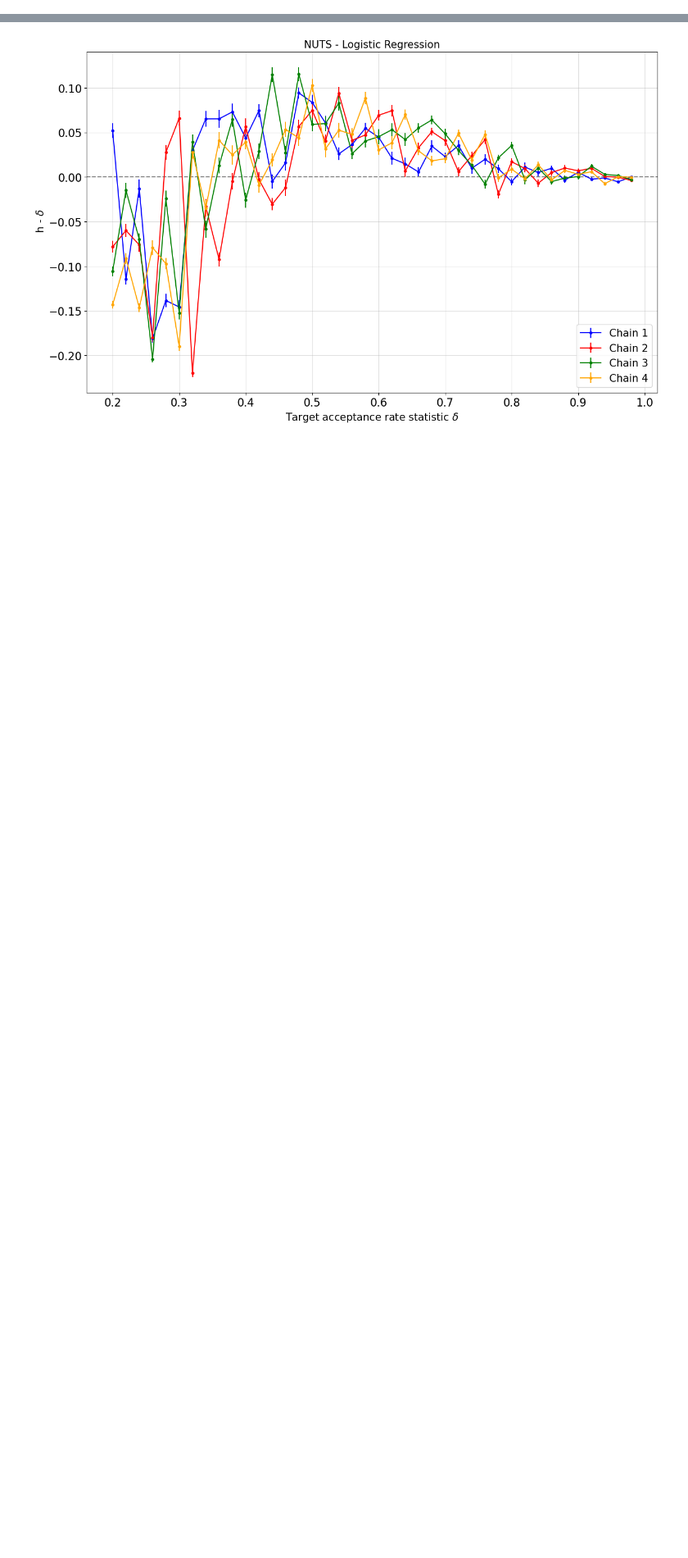
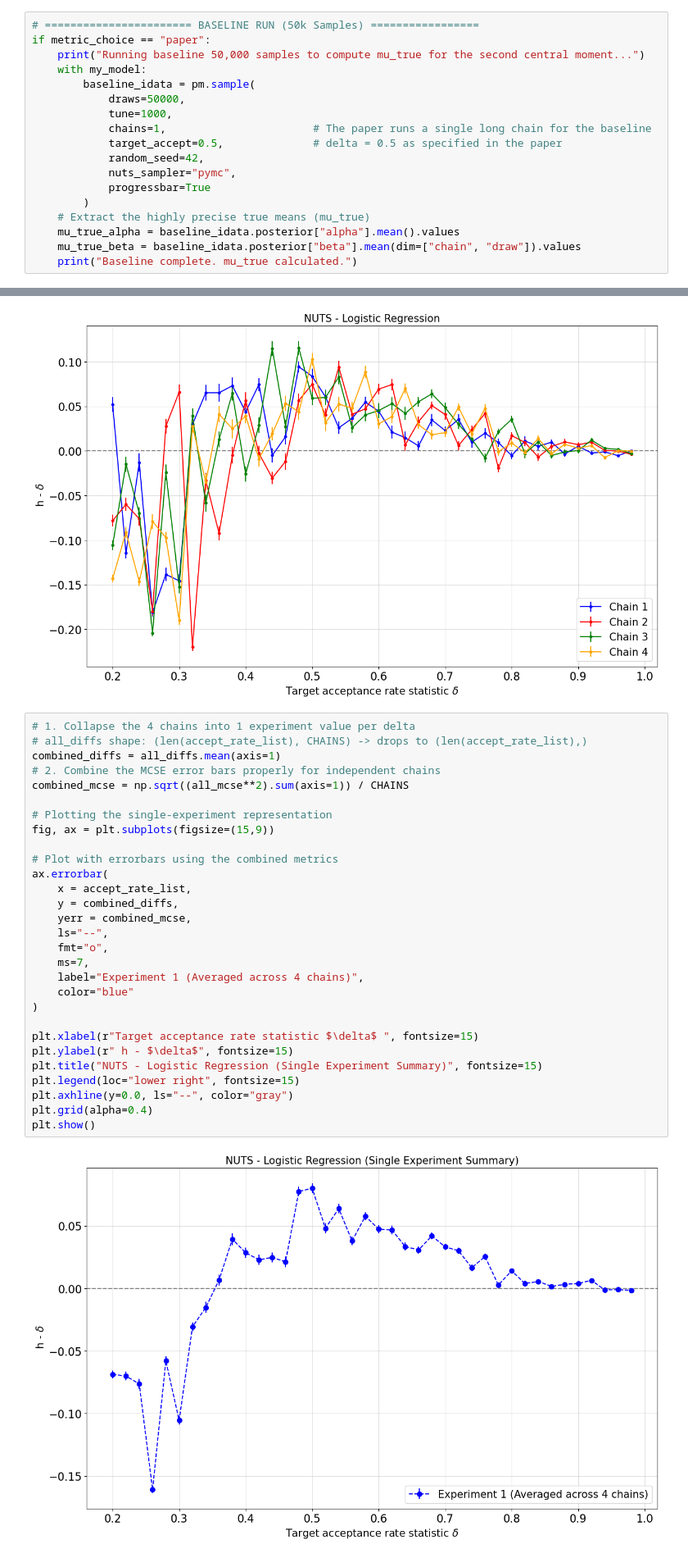
Before and after one commit to Mattia-Ponchio/Inference_Project, a Jupyter notebook: GermanCreditData.ipynb, the cells around one changed output, grey strips where cells are left out. Shown at 82% size. Saved outputs shown, nothing was run; the diff lists cells and outputs as text; blank space fills up the shorter version.

```diff
--- a/GermanCreditData.ipynb
+++ b/GermanCreditData.ipynb
@@ -610,0 +644,18 @@ choice = "min"
+# %%
+# ======================= BASELINE RUN (50k Samples) =================
+if metric_choice == "paper":
+    print("Running baseline 50,000 samples to compute mu_true for the second central moment...")
+    with my_model:
+        baseline_idata = pm.sample(
+            draws=50000,
+            tune=1000,
+            chains=1,                       # The paper runs a single long chain for the baseline
+            target_accept=0.5,              # delta = 0.5 as specified in the paper
+            random_seed=42,
+            nuts_sampler="pymc",
+            progressbar=True
+        )
+    # Extract the highly precise true means (mu_true)
+    mu_true_alpha = baseline_idata.posterior["alpha"].mean().values
+    mu_true_beta = baseline_idata.posterior["beta"].mean(dim=["chain", "draw"]).values
+    print("Baseline complete. mu_true calculated.")
@@ -746,3 +795,34 @@ plt.grid(alpha=0.4)
 plt.show()
 # %% [output]
 [figure]
+# %%
+# 1. Collapse the 4 chains into 1 experiment value per delta
+# all_diffs shape: (len(accept_rate_list), CHAINS) -> drops to (len(accept_rate_list),)
+combined_diffs = all_diffs.mean(axis=1)
+# 2. Combine the MCSE error bars properly for independent chains
+combined_mcse = np.sqrt((all_mcse**2).sum(axis=1)) / CHAINS
+
+# Plotting the single-experiment representation
+fig, ax = plt.subplots(figsize=(15,9))
+
+# Plot with errorbars using the combined metrics
+ax.errorbar(
+    x = accept_rate_list,
+    y = combined_diffs,
+    yerr = combined_mcse,
+    ls="--",
+    fmt="o",
+    ms=7,
+    label="Experiment 1 (Averaged across 4 chains)",
+    color="blue"
+)
+
+plt.xlabel(r"Target acceptance rate statistic $\delta$ ", fontsize=15)
+plt.ylabel(r" h - $\delta$", fontsize=15)
+plt.title("NUTS - Logistic Regression (Single Experiment Summary)", fontsize=15)
+plt.legend(loc="lower right", fontsize=15)
+plt.axhline(y=0.0, ls="--", color="gray")
+plt.grid(alpha=0.4)
+plt.show()
+# %% [output]
+[figure, added]
```
Also changed, not shown: parts of 16 cells of this notebook.
